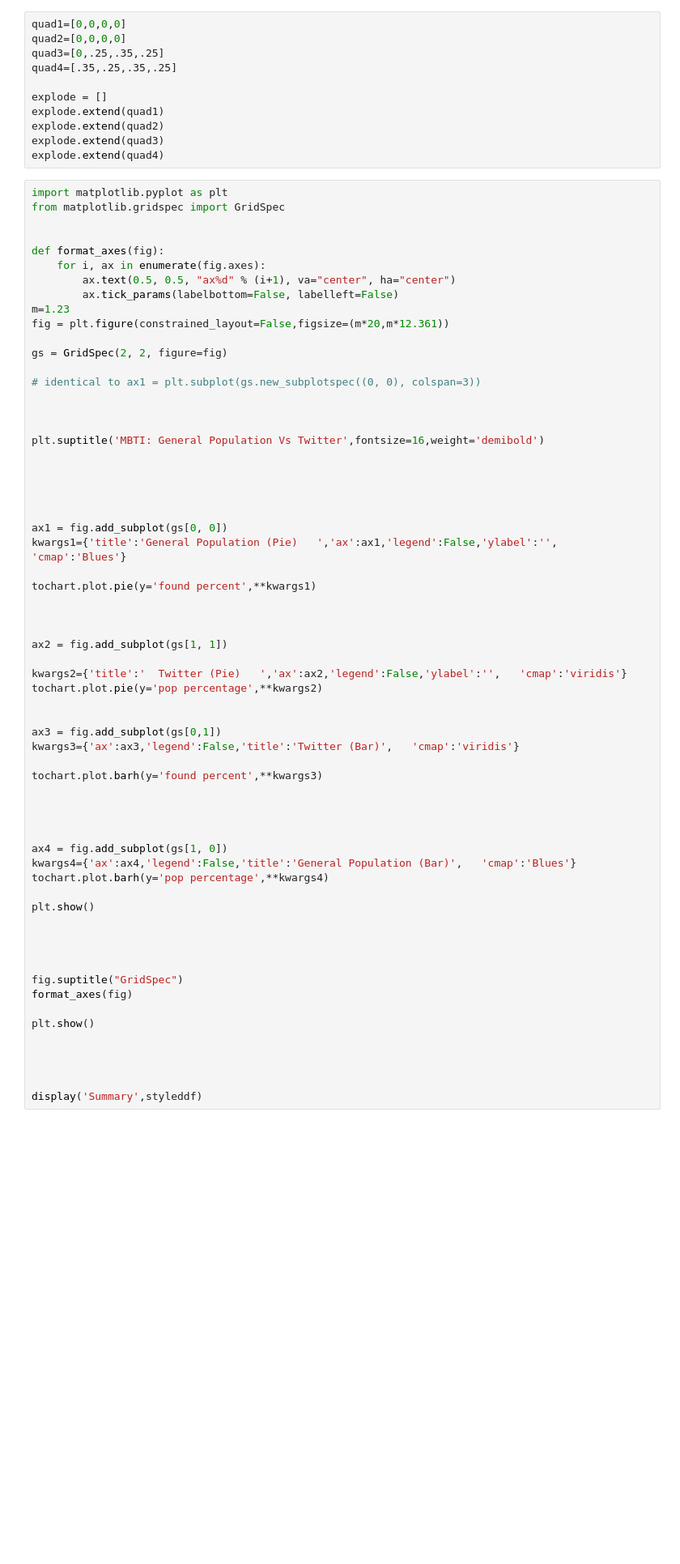
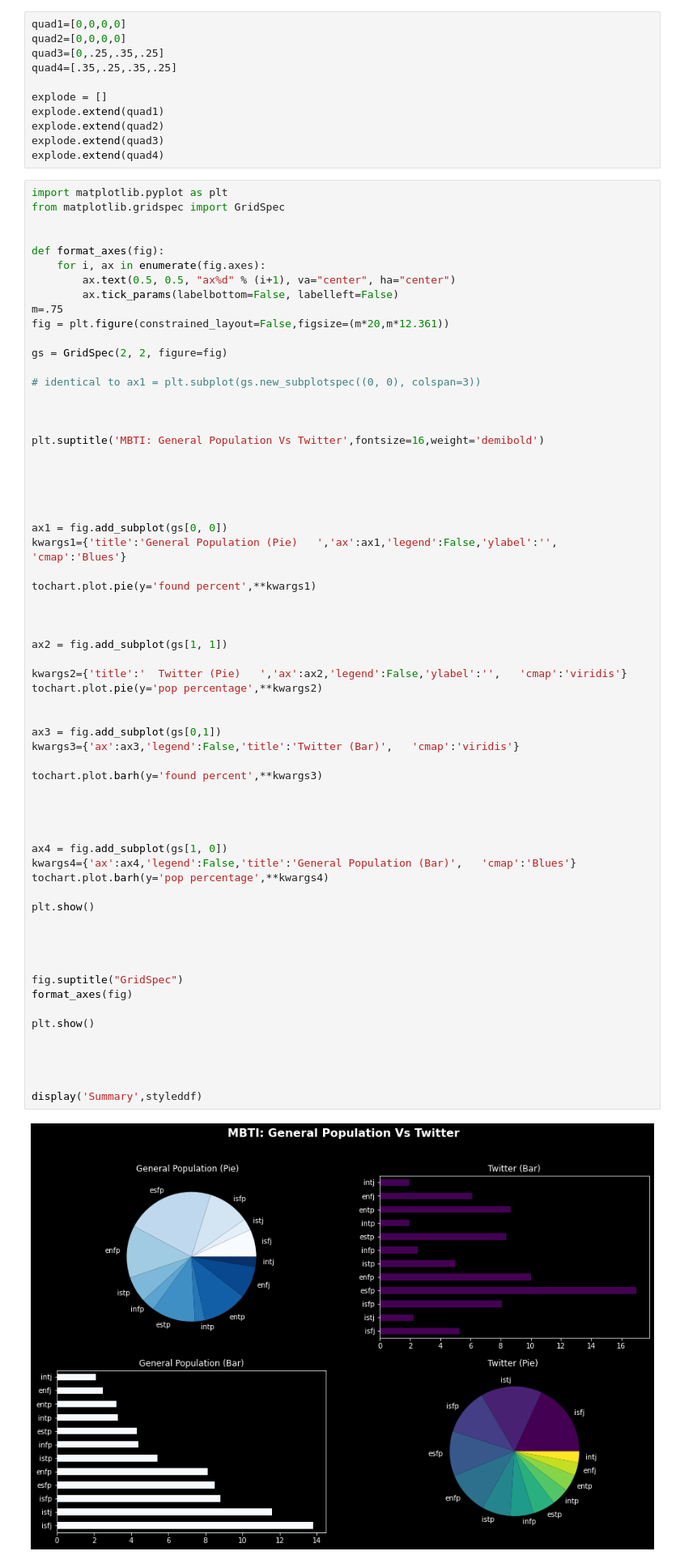
Before and after one commit to twitter-personality-predictor/capstone-project, a Jupyter notebook: richard/explore.ipynb, the cells around one changed output. Shown: that part at 81% size. Saved outputs shown, nothing was run; the diff lists cells and outputs as text; blank space fills up the shorter version.

```diff
--- a/richard/explore.ipynb
+++ b/richard/explore.ipynb
@@ -1095,7 +1126,7 @@ def format_axes(fig):
     for i, ax in enumerate(fig.axes):
         ax.text(0.5, 0.5, "ax%d" % (i+1), va="center", ha="center")
         ax.tick_params(labelbottom=False, labelleft=False)
-m=1.23
+m=.75
 fig = plt.figure(constrained_layout=False,figsize=(m*20,m*12.361))
 
 gs = GridSpec(2, 2, figure=fig)
@@ -1122,30 +1153,32 @@ ax2 = fig.add_subplot(gs[1, 1])
 kwargs2={'title':'  Twitter (Pie)   ','ax':ax2,'legend':False,'ylabel':'',   'cmap':'viridis'}
 tochart.plot.pie(y='pop percentage',**kwargs2)
 
 
 ax3 = fig.add_subplot(gs[0,1])
 kwargs3={'ax':ax3,'legend':False,'title':'Twitter (Bar)',   'cmap':'viridis'}
 
 tochart.plot.barh(y='found percent',**kwargs3)
 
 
 
 
 ax4 = fig.add_subplot(gs[1, 0])
 kwargs4={'ax':ax4,'legend':False,'title':'General Population (Bar)',   'cmap':'Blues'}
 tochart.plot.barh(y='pop percentage',**kwargs4)
 
 plt.show()
 
 
 
 
 fig.suptitle("GridSpec")
 format_axes(fig)
 
 plt.show()
 
 
 
 
 display('Summary',styleddf)
+# %% [output]
+[figure, added]
```
Also changed, not shown: parts of 14 cells of this notebook.
